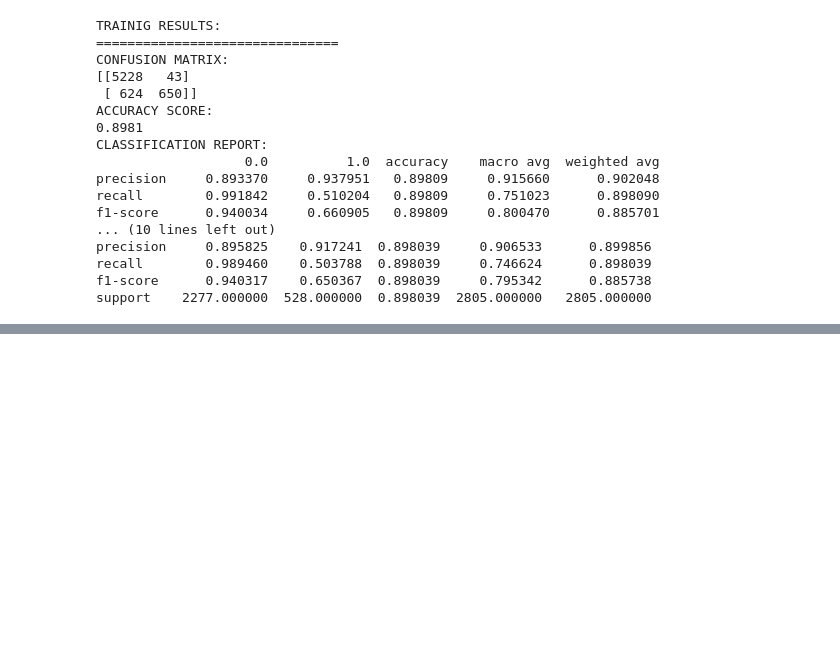
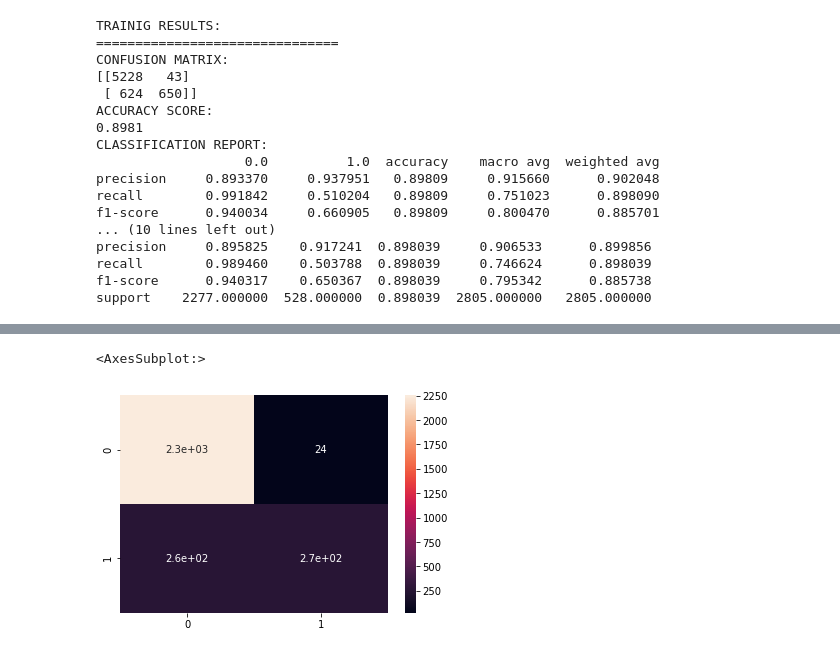
Before and after one commit to AshwinUniyal/Major_Project, a Jupyter notebook: Logistic Regression Churn rate.ipynb, the cells around one changed output, grey strips where cells are left out. Cells and saved outputs as stored; diff of their text form; code cells hidden in the pictures; blank space fills up the shorter version.

```diff
--- a/Logistic Regression Churn rate.ipynb
+++ b/Logistic Regression Churn rate.ipynb
@@ -413,0 +438,5 @@ support    2277.000000  528.000000  0.898039  2805.000000   2805.000000
+# %%
+sns.heatmap(confusion_matrix,annot=True)
+# %% [output]
+<AxesSubplot:>
+[figure, added]
```
Also changed, not shown: parts of 6 cells of this notebook, 2 other files.
